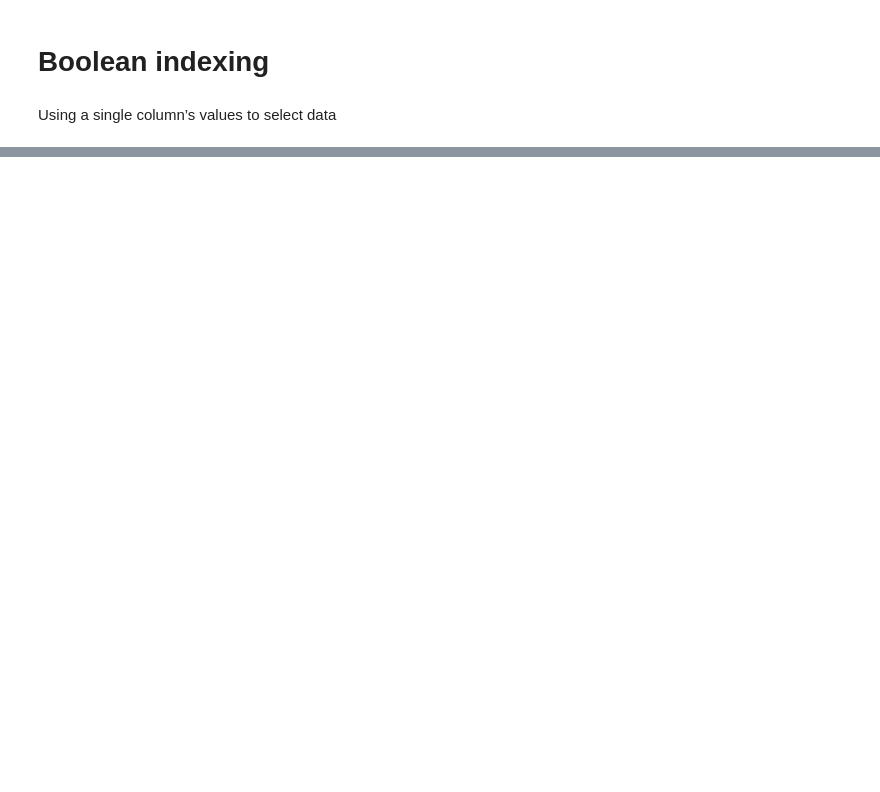
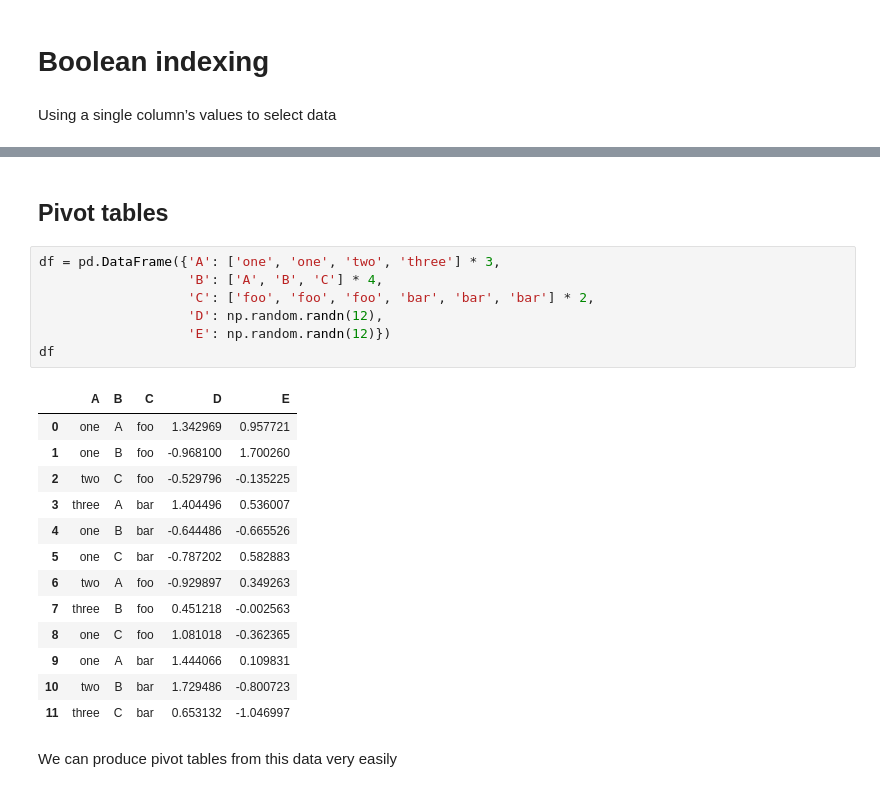
Before and after one commit to josecervan/Python-Developer-EOI, a Jupyter notebook: module3/data-science/pandas.ipynb, the cells around one changed output, grey strips where cells are left out. Drawn from its saved outputs; the diff is of its cells as text; blank space fills up the shorter version.

```diff
--- a/module3/data-science/pandas.ipynb
+++ b/module3/data-science/pandas.ipynb
@@ -322,0 +855,25 @@ df
+# %% [markdown]
+## Pivot tables
+# %%
+df = pd.DataFrame({'A': ['one', 'one', 'two', 'three'] * 3,
+                   'B': ['A', 'B', 'C'] * 4,
+                   'C': ['foo', 'foo', 'foo', 'bar', 'bar', 'bar'] * 2,
+                   'D': np.random.randn(12),
+                   'E': np.random.randn(12)})
+df
+# %% [output]
+|  | A | B | C | D | E |
+| 0 | one | A | foo | 1.342969 | 0.957721 |
+| 1 | one | B | foo | -0.968100 | 1.700260 |
+| 2 | two | C | foo | -0.529796 | -0.135225 |
+| 3 | three | A | bar | 1.404496 | 0.536007 |
+| 4 | one | B | bar | -0.644486 | -0.665526 |
+| 5 | one | C | bar | -0.787202 | 0.582883 |
+| 6 | two | A | foo | -0.929897 | 0.349263 |
+| 7 | three | B | foo | 0.451218 | -0.002563 |
+| 8 | one | C | foo | 1.081018 | -0.362365 |
+| 9 | one | A | bar | 1.444066 | 0.109831 |
+| 10 | two | B | bar | 1.729486 | -0.800723 |
+| 11 | three | C | bar | 0.653132 | -1.046997 |
+# %% [markdown]
+We can produce pivot tables from this data very easily
```
Also changed, not shown: parts of 146 cells of this notebook.
